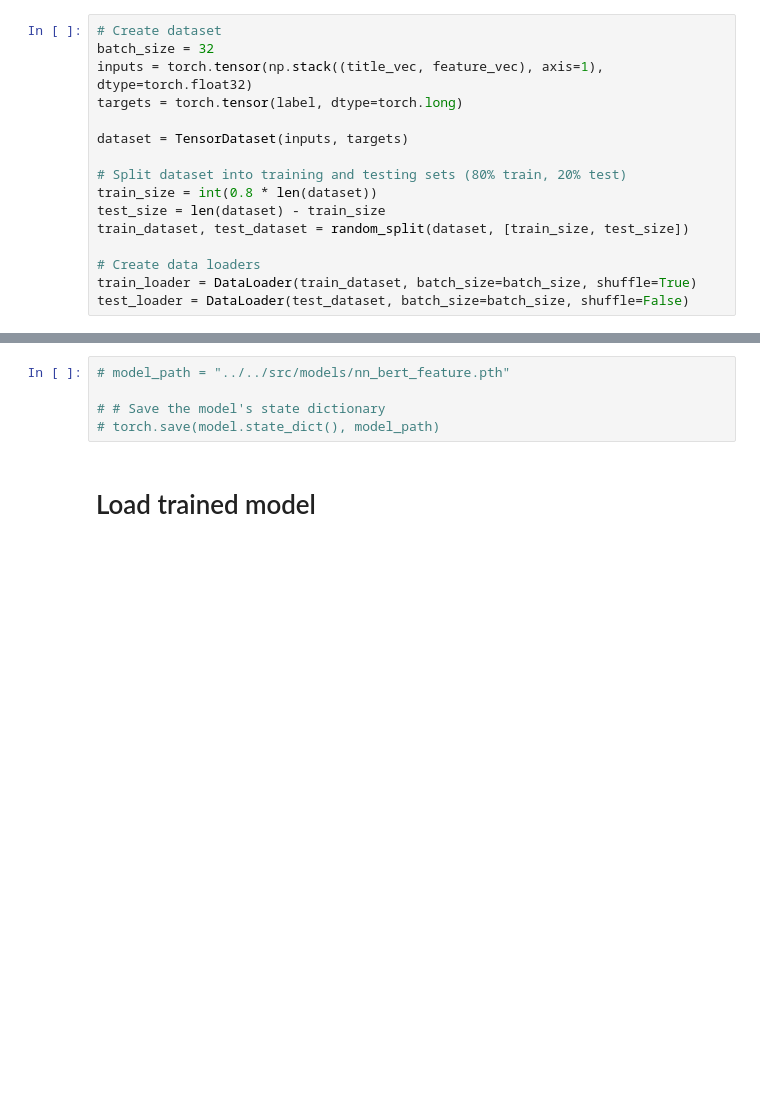
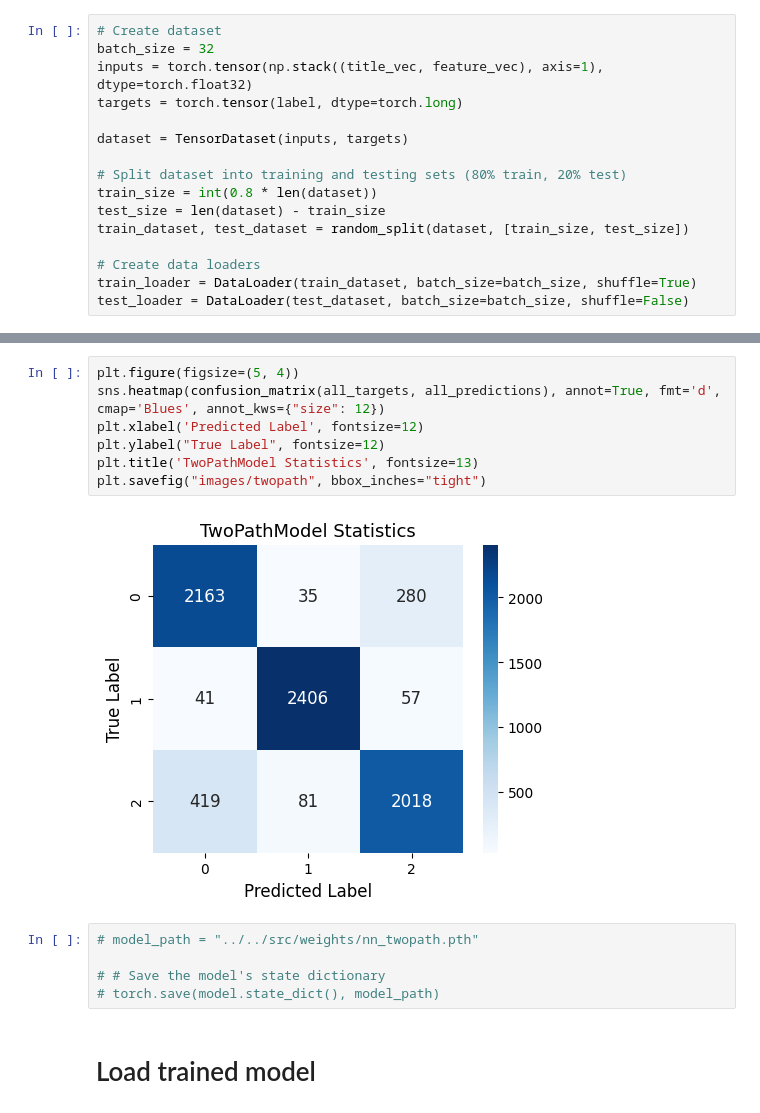
Before and after one commit to cuongpham24/ml_project, a Jupyter notebook: notebooks/modeling/nn_model_combine.ipynb, the cells around one changed output, grey strips where cells are left out. Drawn from its saved outputs; the diff is of its cells as text; blank space fills up the shorter version.

```diff
--- a/notebooks/modeling/nn_model_combine.ipynb
+++ b/notebooks/modeling/nn_model_combine.ipynb
@@ -211,5 +224,14 @@ weighted avg       0.88      0.88      0.88      7500
+# %%
+plt.figure(figsize=(5, 4))
+sns.heatmap(confusion_matrix(all_targets, all_predictions), annot=True, fmt='d', cmap='Blues', annot_kws={"size": 12})
+plt.xlabel('Predicted Label', fontsize=12)
+plt.ylabel("True Label", fontsize=12)
+plt.title('TwoPathModel Statistics', fontsize=13)
+plt.savefig("images/twopath", bbox_inches="tight")
+# %% [output]
+[figure, added]
 # %%
-# model_path = "../../src/models/nn_bert_feature.pth"
+# model_path = "../../src/weights/nn_twopath.pth"
 
 # # Save the model's state dictionary
 # torch.save(model.state_dict(), model_path)
```
Also changed, not shown: parts of 7 cells of this notebook, 12 other files.
